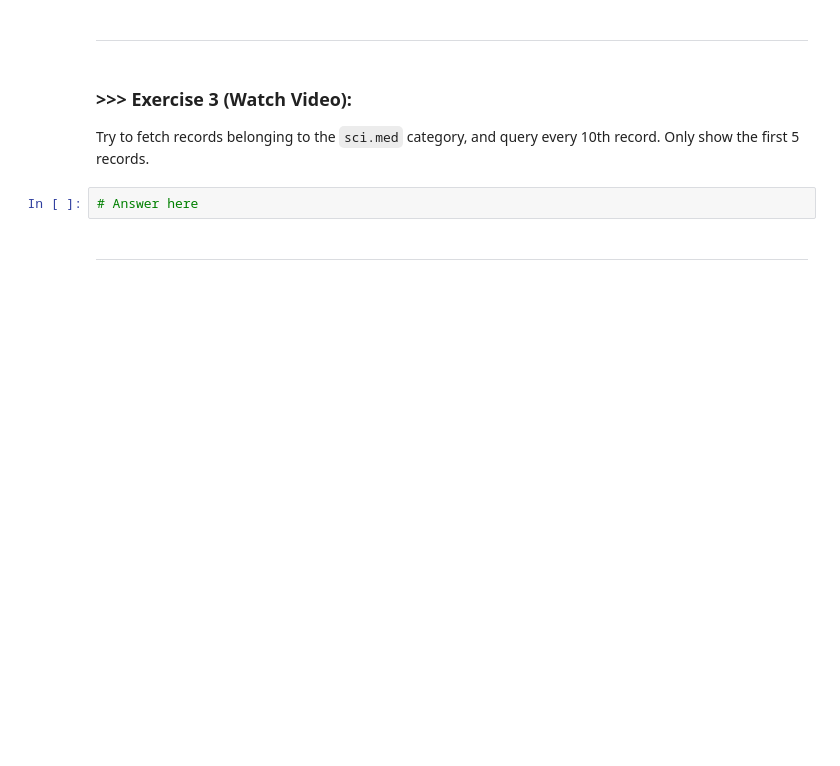
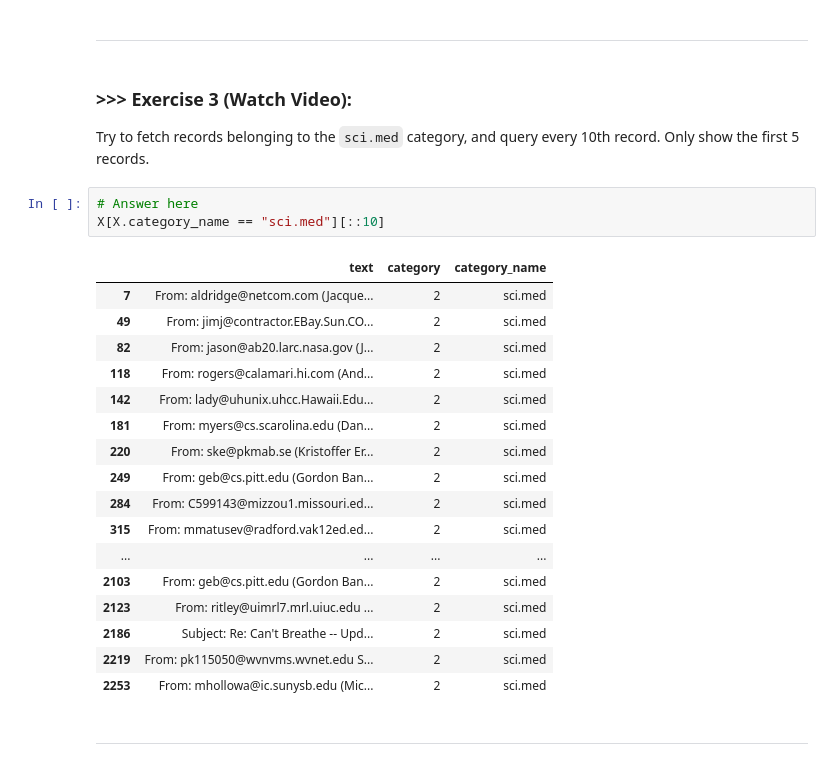
Before and after one commit to bbswei/DM2025-Lab1-Exercise, a Jupyter notebook: DM2025-Lab1-Master.ipynb, the cells around one changed output. Saved outputs shown, nothing was run; the diff lists cells and outputs as text; blank space fills up the shorter version.

````diff
--- a/DM2025-Lab1-Master.ipynb
+++ b/DM2025-Lab1-Master.ipynb
@@ -400,6 +416,25 @@ Experiment with other querying techniques using pandas dataframes. Refer to thei
 Try to fetch records belonging to the ```sci.med``` category, and query every 10th record. Only show the first 5 records.
 # %%
 # Answer here
+X[X.category_name == "sci.med"][::10]
+# %% [output]
+|  | text | category | category_name |
+| 7 | From: aldridge@netcom.com (Jacque... | 2 | sci.med |
+| 49 | From: jimj@contractor.EBay.Sun.CO... | 2 | sci.med |
+| 82 | From: jason@ab20.larc.nasa.gov (J... | 2 | sci.med |
+| 118 | From: rogers@calamari.hi.com (And... | 2 | sci.med |
+| 142 | From: lady@uhunix.uhcc.Hawaii.Edu... | 2 | sci.med |
+| 181 | From: myers@cs.scarolina.edu (Dan... | 2 | sci.med |
+| 220 | From: ske@pkmab.se (Kristoffer Er... | 2 | sci.med |
+| 249 | From: geb@cs.pitt.edu (Gordon Ban... | 2 | sci.med |
+| 284 | From: C599143@mizzou1.missouri.ed... | 2 | sci.med |
+| 315 | From: mmatusev@radford.vak12ed.ed... | 2 | sci.med |
+| ... | ... | ... | ... |
+| 2103 | From: geb@cs.pitt.edu (Gordon Ban... | 2 | sci.med |
+| 2123 | From: ritley@uimrl7.mrl.uiuc.edu ... | 2 | sci.med |
+| 2186 | Subject: Re: Can't Breathe -- Upd... | 2 | sci.med |
+| 2219 | From: pk115050@wvnvms.wvnet.edu S... | 2 | sci.med |
+| 2253 | From: mhollowa@ic.sunysb.edu (Mic... | 2 | sci.med |
 # %% [markdown]
 ---
 # %% [markdown]
````
Also changed, not shown: parts of 20 cells of this notebook.
